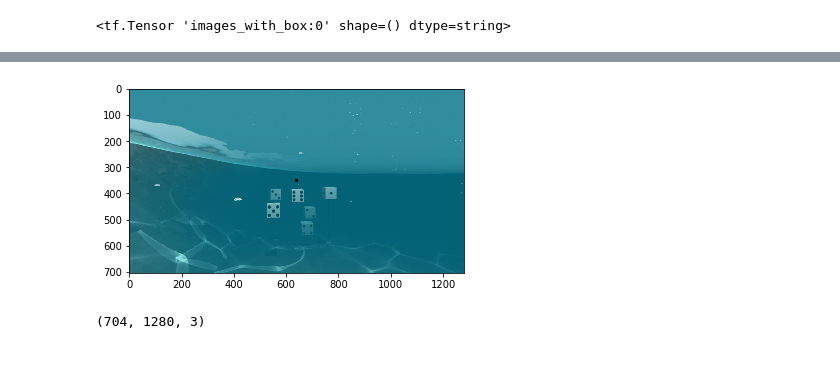
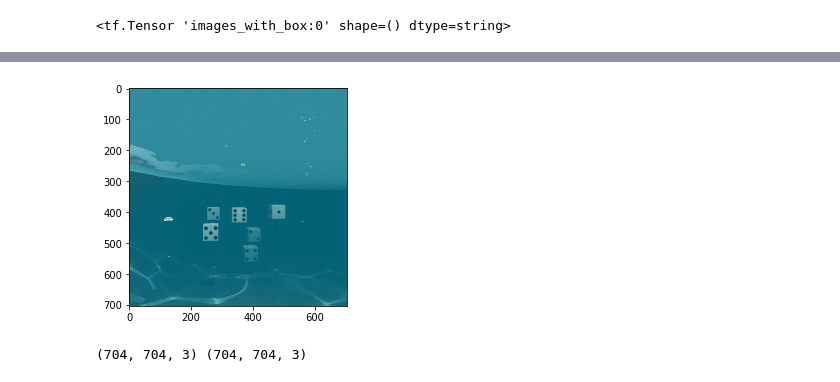
Before and after one commit to Simikamali/image_augment, a Jupyter notebook: DataAug.ipynb, the cells around one changed output, grey strips where cells are left out. Saved outputs shown, nothing was run; the diff lists cells and outputs as text; code cells hidden in the pictures.

```diff
--- a/DataAug.ipynb
+++ b/DataAug.ipynb
@@ -142,15 +146,12 @@ num, boxes, old_boxes, classes = convert_bb('labels.txt')
 img = mpimg.imread('dice.jpg')
 shape = img.shape
 plt.imshow(img)
-rot = 90
-ycenter = int((img.shape[0]/2))
-xcenter = int((img.shape[1]/2))
-img.setflags(write=1)
-img[ycenter-5:ycenter+5,xcenter-5:xcenter+5,:] = 0
+rot = 127
-# %%
-plt.imshow(img)
-plt.show()
-print(img.shape)
-# %% [output]
-[figure, removed]
-(704, 1280, 3)
+# %%
+xcut = int((img.shape[1]-img.shape[0])/2)
+xper = (img.shape[0]/img.shape[1])
+img = img[:,xcut:-xcut,:]
+plt.imshow(img)
+plt.show()
+# %% [output]
+[figure, added]
@@ -157,5 +171,8 @@ print(img.shape)
 # %%
-rotated = transform.rotate(img,rot,resize='False',mode='constant')
+rotated = transform.rotate(img,rot, mode='edge')
+print(img.shape, rotated.shape)
+# %% [output]
+(704, 704, 3) (704, 704, 3)
 # %%
 # GET MIN / MAX'S AND CONVERT INTO 4 POINTS
 # CONVERT FROM [ymin,xmin,ymax,xmas]
```
Also changed, not shown: parts of 9 cells of this notebook.
